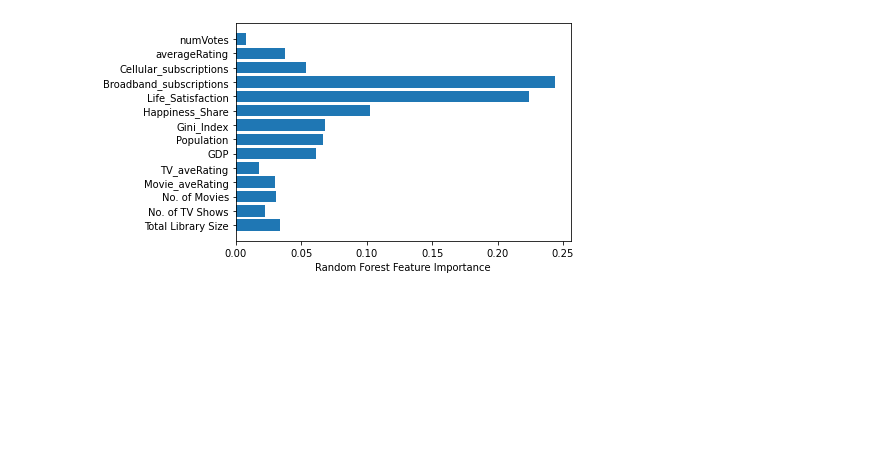
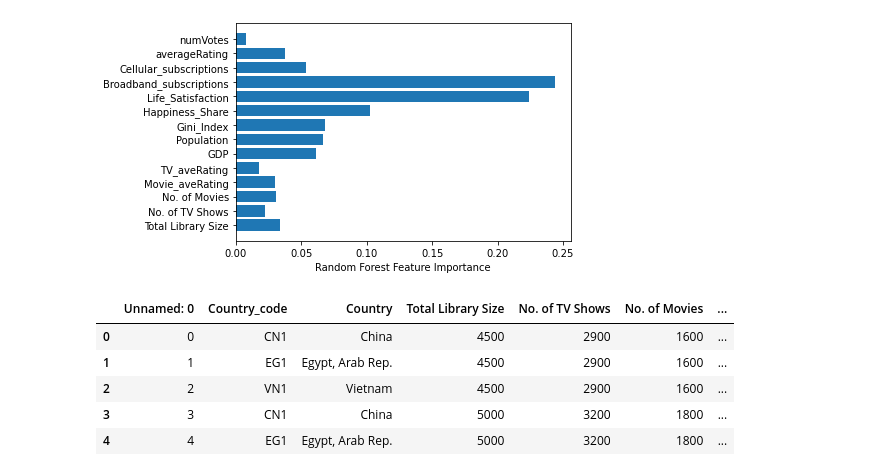
Before and after one commit to yzhou024/bt5153_project11, a Jupyter notebook: code11_RandomForest.ipynb, the cells around one changed output. Cells and saved outputs as stored; diff of their text form; code cells hidden in the pictures; blank space fills up the shorter version.

```diff
--- a/code11_RandomForest.ipynb
+++ b/code11_RandomForest.ipynb
@@ -365,0 +368,9 @@ Text(0.5, 0, 'Random Forest Feature Importance')
+# %%
+df_prediction.head()
+# %% [output]
+|  | Unnamed: 0 | Country_code | Country | Total Library Size | No. of TV Shows | No. of Movies | ... |
+| 0 | 0 | CN1 | China | 4500 | 2900 | 1600 | ... |
+| 1 | 1 | EG1 | Egypt, Arab Rep. | 4500 | 2900 | 1600 | ... |
+| 2 | 2 | VN1 | Vietnam | 4500 | 2900 | 1600 | ... |
+| 3 | 3 | CN1 | China | 5000 | 3200 | 1800 | ... |
+| 4 | 4 | EG1 | Egypt, Arab Rep. | 5000 | 3200 | 1800 | ... |
```
Also changed, not shown: parts of 6 cells of this notebook.
